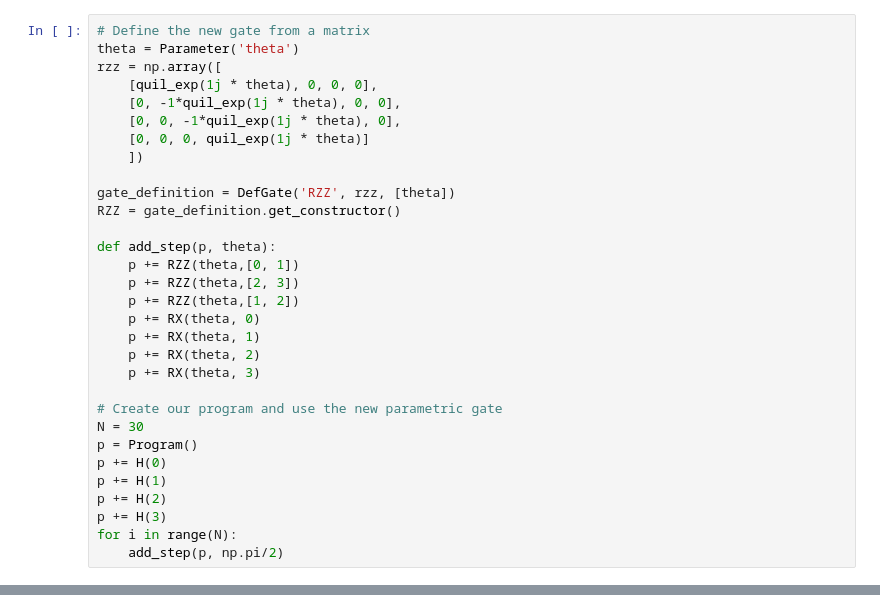
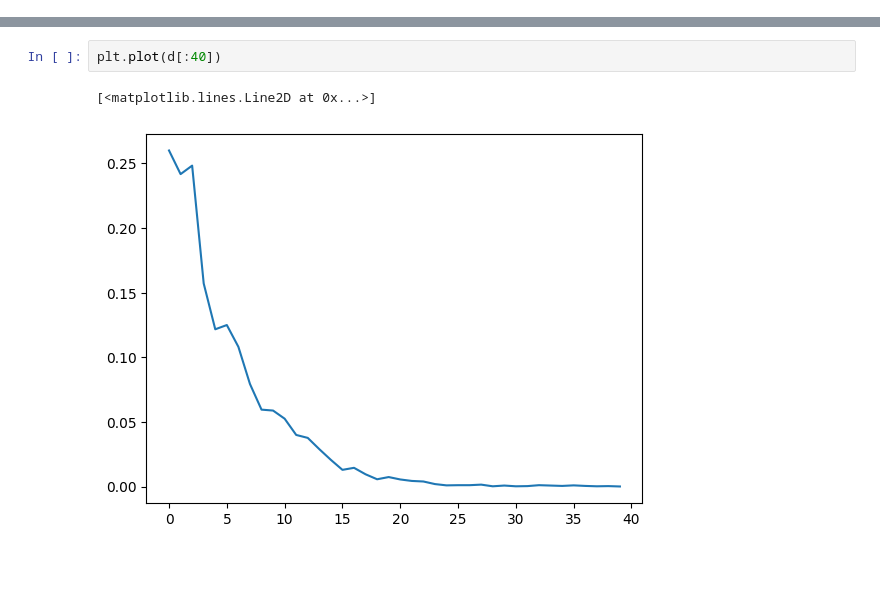
Before and after one commit to shrapp/pyquil-noise-simulation, a Jupyter notebook: emanueles_test.ipynb, the cells around one changed output, grey strips where cells are left out. Drawn from its saved outputs; the diff is of its cells as text; blank space fills up the shorter version.

```diff
--- a/emanueles_test.ipynb
+++ b/emanueles_test.ipynb
@@ -6,32 +8 @@ from pyquil.gates import H, RX
 import numpy as np
-# %%
-# Define the new gate from a matrix
-theta = Parameter('theta')
-rzz = np.array([
-    [quil_exp(1j * theta), 0, 0, 0],
-    [0, -1*quil_exp(1j * theta), 0, 0],
-    [0, 0, -1*quil_exp(1j * theta), 0],
-    [0, 0, 0, quil_exp(1j * theta)]
-    ])
-
-gate_definition = DefGate('RZZ', rzz, [theta])
-RZZ = gate_definition.get_constructor()
-
-def add_step(p, theta):
-    p += RZZ(theta,[0, 1])
-    p += RZZ(theta,[2, 3])
-    p += RZZ(theta,[1, 2])
-    p += RX(theta, 0)
-    p += RX(theta, 1)
-    p += RX(theta, 2)
-    p += RX(theta, 3)
-
-# Create our program and use the new parametric gate
-N = 30
-p = Program()
-p += H(0)
-p += H(1)
-p += H(2)
-p += H(3)
-for i in range(N):
-    add_step(p, np.pi/2)
@@ -48,0 +64,5 @@ RZZ(pi/2) 0 1
+# %%
+plt.plot(d[:40])
+# %% [output]
+[<matplotlib.lines.Line2D at 0x...>]
+[figure, added]
```
Also changed, not shown: parts of 3 cells of this notebook.
